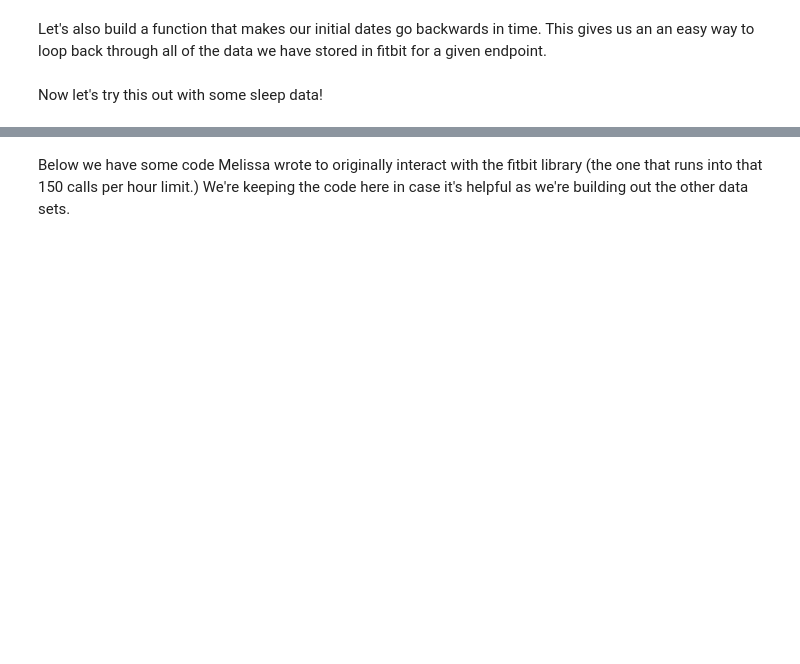
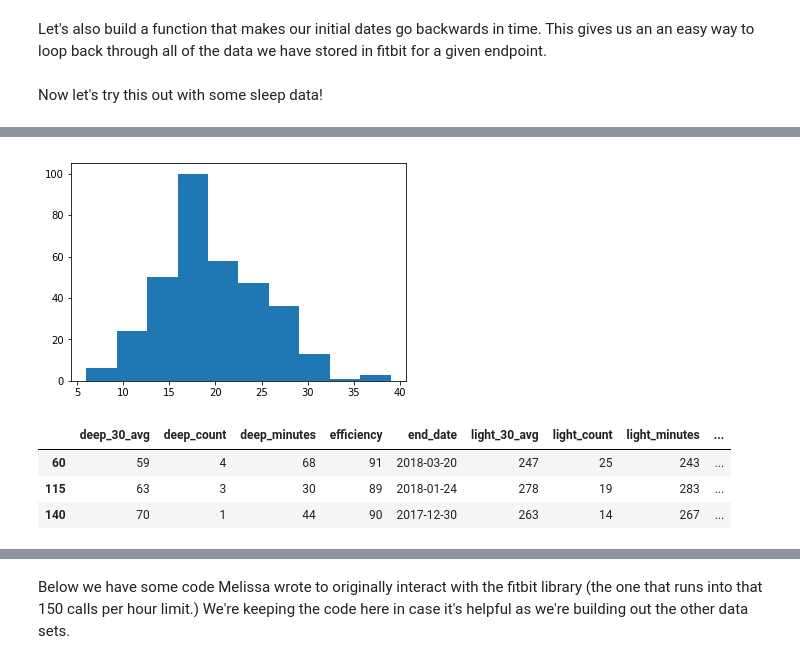
Before and after one commit to MelissaSmith12/fitbit-aggregator, a Jupyter notebook: fitbit messing around.ipynb, the cells around one changed output, grey strips where cells are left out. Cells and saved outputs as stored; diff of their text form; code cells hidden in the pictures; blank space fills up the shorter version.

```diff
--- a/fitbit messing around.ipynb
+++ b/fitbit messing around.ipynb
@@ -185,0 +284,12 @@ with open('sleep_time_events_detail.txt', 'w') as outfile:
+# %%
+plt.hist(sleep_df['wake_count'])
+plt.show()
+# %% [output]
+[figure, added]
+# %%
+sleep_df[sleep_df['efficiency'] < 92]
+# %% [output]
+|  | deep_30_avg | deep_count | deep_minutes | efficiency | end_date | light_30_avg | light_count | light_minutes | ... |
+| 60 | 59 | 4 | 68 | 91 | 2018-03-20 | 247 | 25 | 243 | ... |
+| 115 | 63 | 3 | 30 | 89 | 2018-01-24 | 278 | 19 | 283 | ... |
+| 140 | 70 | 1 | 44 | 90 | 2017-12-30 | 263 | 14 | 267 | ... |
```
Also changed, not shown: parts of 28 cells of this notebook.
